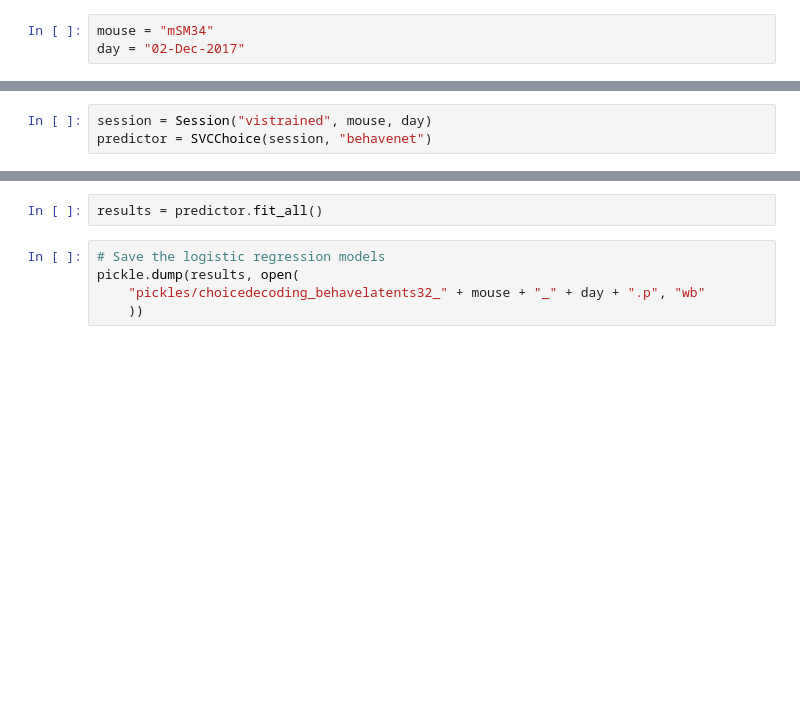
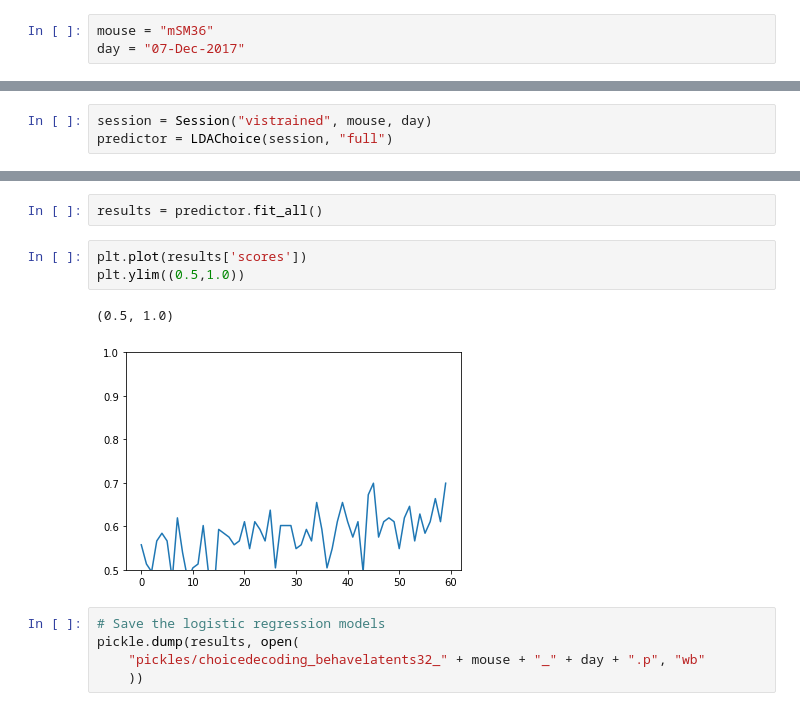
Before and after one commit to chingf/glm-hmm, a Jupyter notebook: 2019-10-01-choicedecoding-behavelatents.ipynb, the cells around one changed output, grey strips where cells are left out. Saved outputs shown, nothing was run; the diff lists cells and outputs as text; blank space fills up the shorter version.

```diff
--- a/2019-10-01-choicedecoding-behavelatents.ipynb
+++ b/2019-10-01-choicedecoding-behavelatents.ipynb
@@ -37,17 +34,23 @@ cmap = get_cmap('coolwarm')
 # %% [markdown]
 ## 0. Specify the mouse and session date you are looking at
 # %%
-mouse = "mSM34"
-day = "02-Dec-2017"
+mouse = "mSM36"
+day = "07-Dec-2017"
 # %% [markdown]
 ## 1A. Load relevant classes
 # %%
 session = Session("vistrained", mouse, day)
-predictor = SVCChoice(session, "behavenet")
+predictor = LDAChoice(session, "full")
 # %% [markdown]
 ## 1B. Fit polynomial-kernel SVC over each time step
 # %%
 results = predictor.fit_all()
+# %%
+plt.plot(results['scores'])
+plt.ylim((0.5,1.0))
+# %% [output]
+(0.5, 1.0)
+[figure, added]
 # %%
 # Save the logistic regression models
 pickle.dump(results, open(
```
Also changed, not shown: parts of 2 cells of this notebook, 9 other files.
